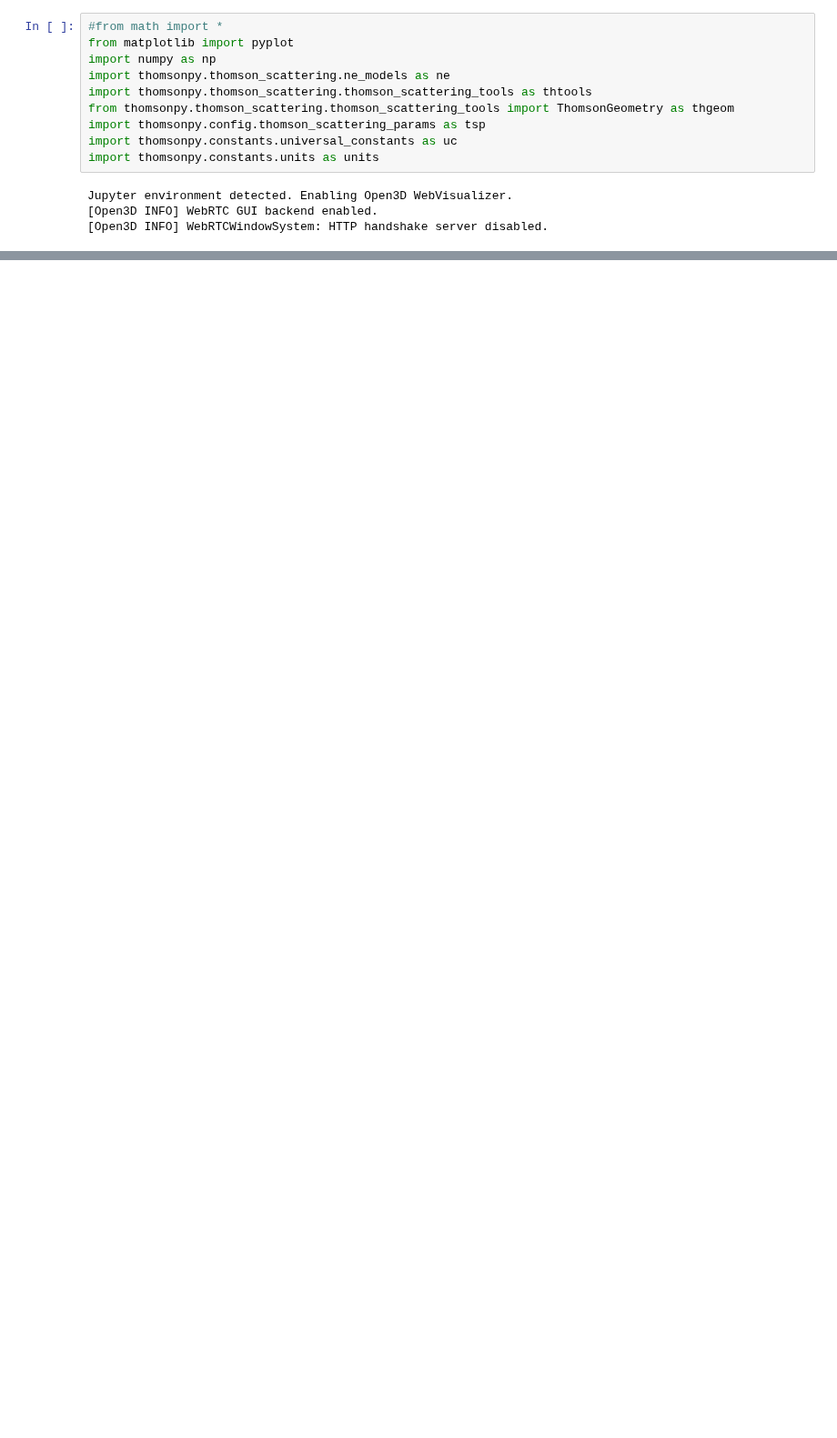
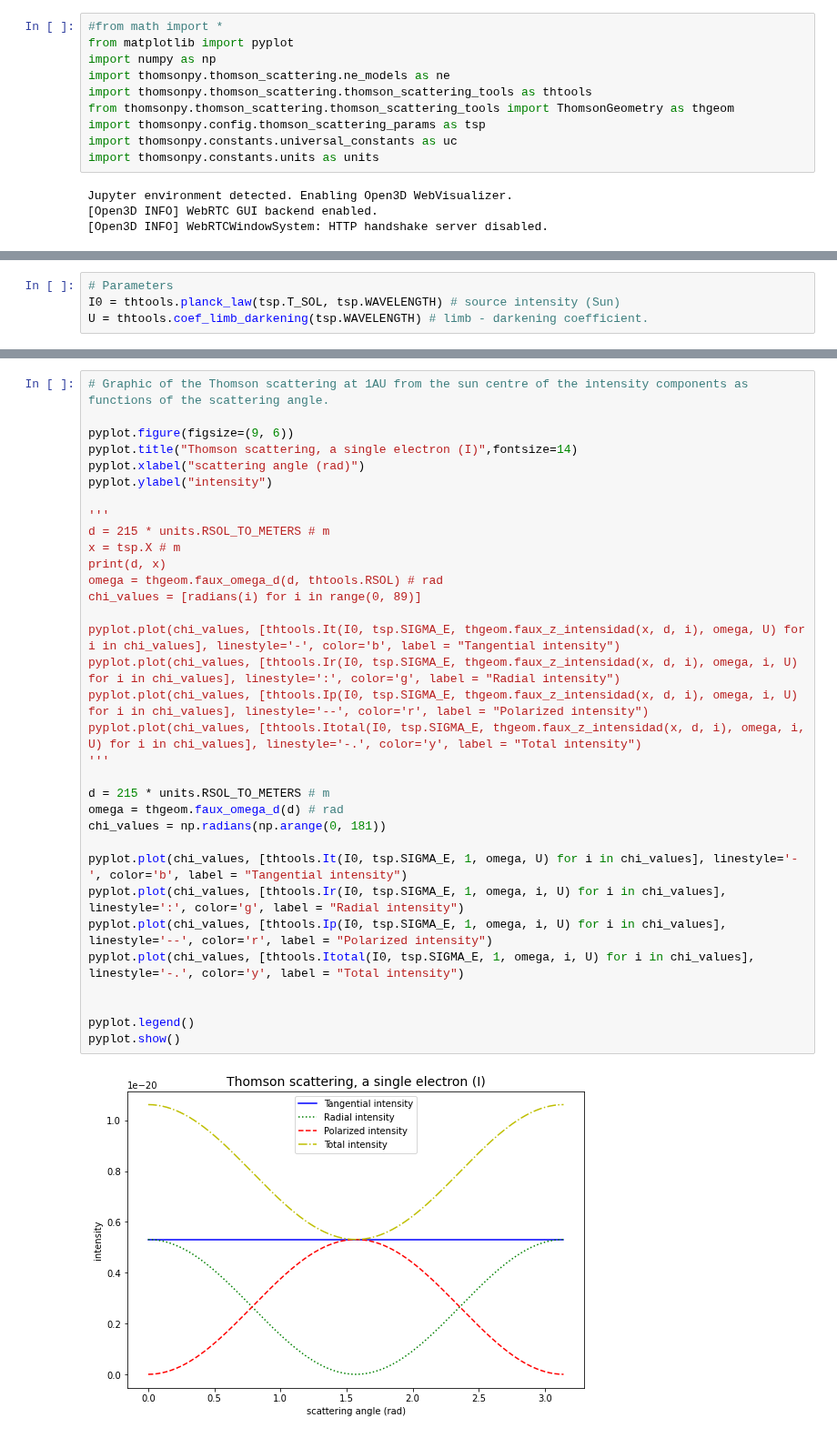
Before and after one commit to aliciavr/thomsonpy, a Jupyter notebook: src/computations/thomson_scattering.ipynb, the cells around one changed output, grey strips where cells are left out. Shown at 91% size. Cells and saved outputs as stored; diff of their text form; blank space fills up the shorter version.

```diff
--- a/src/computations/thomson_scattering.ipynb
+++ b/src/computations/thomson_scattering.ipynb
@@ -689,0 +36,4 @@ print(thtools.get_scattered_light(4000E-10, tsp.T_SOL, x, epsilon, ini_z, fin_z,
+# %%
+# Parameters
+I0 = thtools.planck_law(tsp.T_SOL, tsp.WAVELENGTH) # source intensity (Sun)
+U = thtools.coef_limb_darkening(tsp.WAVELENGTH) # limb - darkening coefficient.
@@ -689,0 +231,35 @@ print(thtools.get_scattered_light(4000E-10, tsp.T_SOL, x, epsilon, ini_z, fin_z,
+# %%
+# Graphic of the Thomson scattering at 1AU from the sun centre of the intensity components as functions of the scattering angle.
+
+pyplot.figure(figsize=(9, 6))
+pyplot.title("Thomson scattering, a single electron (I)",fontsize=14)
+pyplot.xlabel("scattering angle (rad)")
+pyplot.ylabel("intensity")
+
+'''
+d = 215 * units.RSOL_TO_METERS # m
+x = tsp.X # m
+print(d, x)
+omega = thgeom.faux_omega_d(d, thtools.RSOL) # rad
+chi_values = [radians(i) for i in range(0, 89)]
+
+pyplot.plot(chi_values, [thtools.It(I0, tsp.SIGMA_E, thgeom.faux_z_intensidad(x, d, i), omega, U) for i in chi_values], linestyle='-', color='b', label = "Tangential intensity")
+pyplot.plot(chi_values, [thtools.Ir(I0, tsp.SIGMA_E, thgeom.faux_z_intensidad(x, d, i), omega, i, U) for i in chi_values], linestyle=':', color='g', label = "Radial intensity")
+pyplot.plot(chi_values, [thtools.Ip(I0, tsp.SIGMA_E, thgeom.faux_z_intensidad(x, d, i), omega, i, U) for i in chi_values], linestyle='--', color='r', label = "Polarized intensity")
+pyplot.plot(chi_values, [thtools.Itotal(I0, tsp.SIGMA_E, thgeom.faux_z_intensidad(x, d, i), omega, i, U) for i in chi_values], linestyle='-.', color='y', label = "Total intensity")
+'''
+
+d = 215 * units.RSOL_TO_METERS # m
+omega = thgeom.faux_omega_d(d) # rad
+chi_values = np.radians(np.arange(0, 181))
+
+pyplot.plot(chi_values, [thtools.It(I0, tsp.SIGMA_E, 1, omega, U) for i in chi_values], linestyle='-', color='b', label = "Tangential intensity")
+pyplot.plot(chi_values, [thtools.Ir(I0, tsp.SIGMA_E, 1, omega, i, U) for i in chi_values], linestyle=':', color='g', label = "Radial intensity")
+pyplot.plot(chi_values, [thtools.Ip(I0, tsp.SIGMA_E, 1, omega, i, U) for i in chi_values], linestyle='--', color='r', label = "Polarized intensity")
+pyplot.plot(chi_values, [thtools.Itotal(I0, tsp.SIGMA_E, 1, omega, i, U) for i in chi_values], linestyle='-.', color='y', label = "Total intensity")
+
+
+pyplot.legend()
+pyplot.show()
+# %% [output]
+[figure, added]
```
Also changed, not shown: parts of 97 cells of this notebook.
